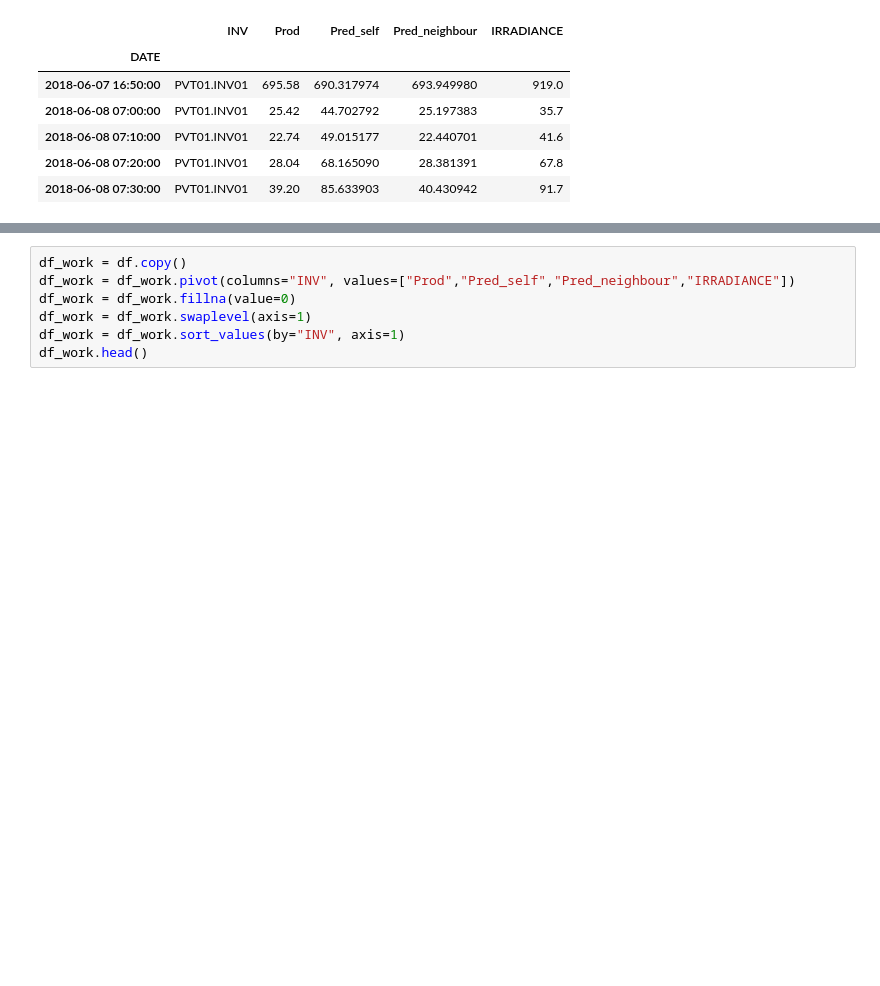
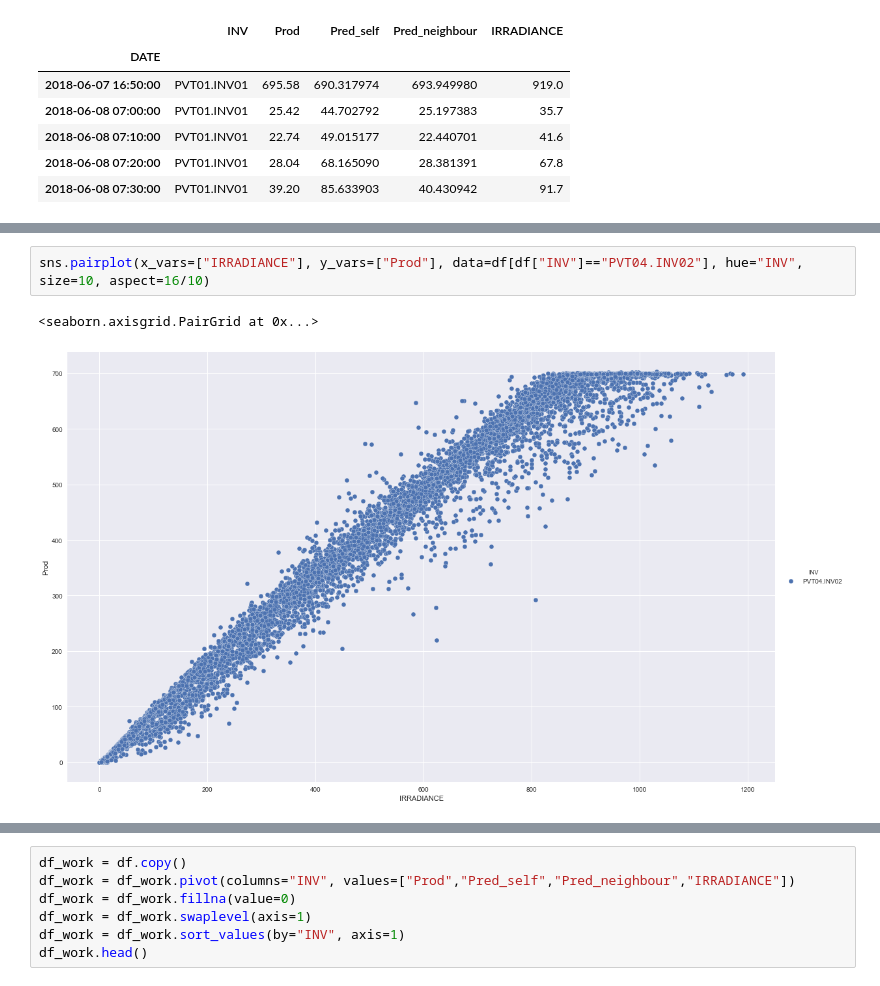
Before and after one commit to therondcharles/RAPPORTFILROUGE, a Jupyter notebook: Exploration/Engie-SMU-V0.1.ipynb, the cells around one changed output, grey strips where cells are left out. Cells and saved outputs as stored; diff of their text form; blank space fills up the shorter version.

```diff
--- a/Exploration/Engie-SMU-V0.1.ipynb
+++ b/Exploration/Engie-SMU-V0.1.ipynb
@@ -44,0 +85,5 @@ df.head()
+# %%
+sns.pairplot(x_vars=["IRRADIANCE"], y_vars=["Prod"], data=df[df["INV"]=="PVT04.INV02"], hue="INV", size=10, aspect=16/10)
+# %% [output]
+<seaborn.axisgrid.PairGrid at 0x...>
+[figure, added]
```
Also changed, not shown: parts of 8 cells of this notebook.
